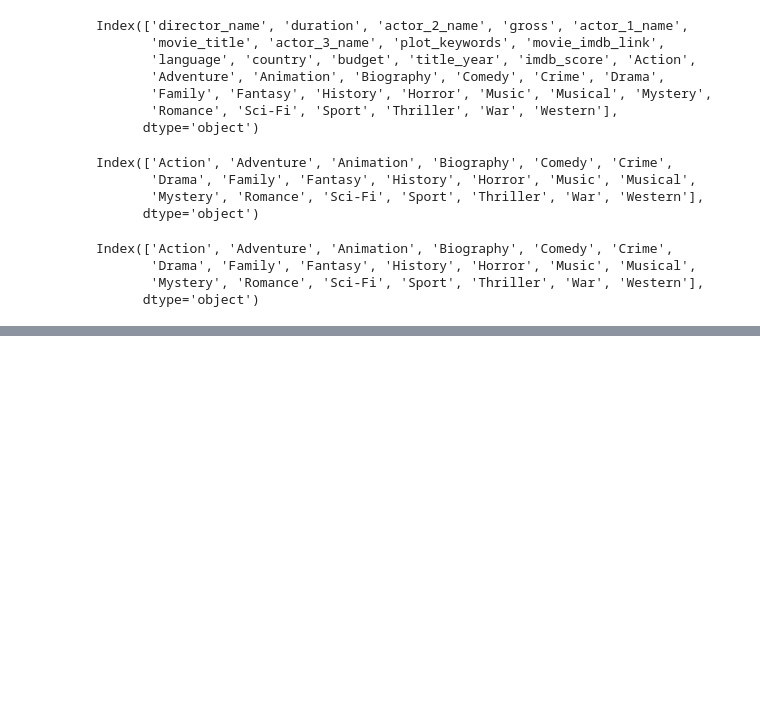
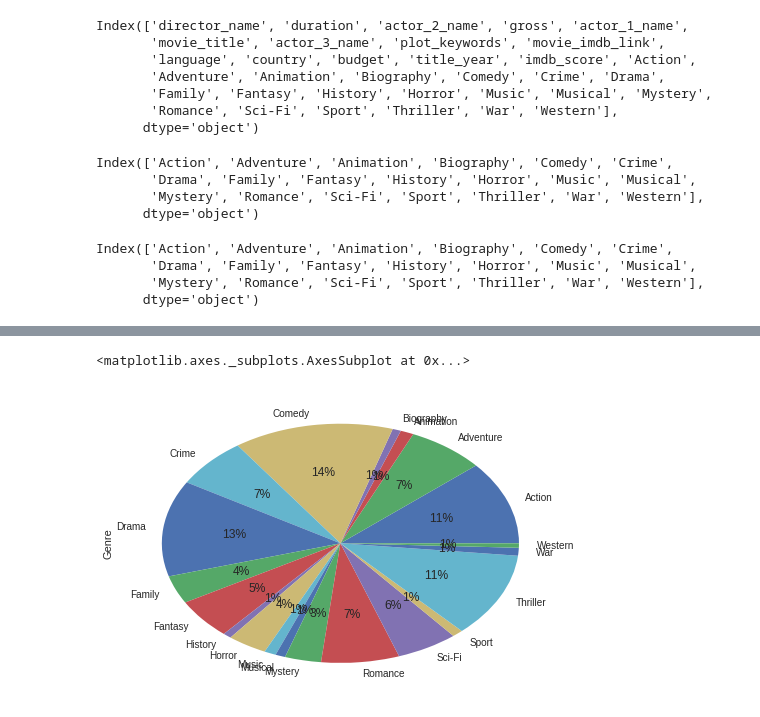
Before and after one commit to myroslavarm/MovieAnalysis, a Jupyter notebook: movieanalysis.ipynb, the cells around one changed output, grey strips where cells are left out. Saved outputs shown, nothing was run; the diff lists cells and outputs as text; code cells hidden in the pictures; blank space fills up the shorter version.

```diff
--- a/movieanalysis.ipynb
+++ b/movieanalysis.ipynb
@@ -191,0 +197,5 @@ ax2.set_ylim(0,)
+# %%
+u_genres.sum().plot.pie(label='Genre', autopct='%1.0f%%')
+# %% [output]
+<matplotlib.axes._subplots.AxesSubplot at 0x...>
+[figure, added]
```
Also changed, not shown: parts of 6 cells of this notebook.
